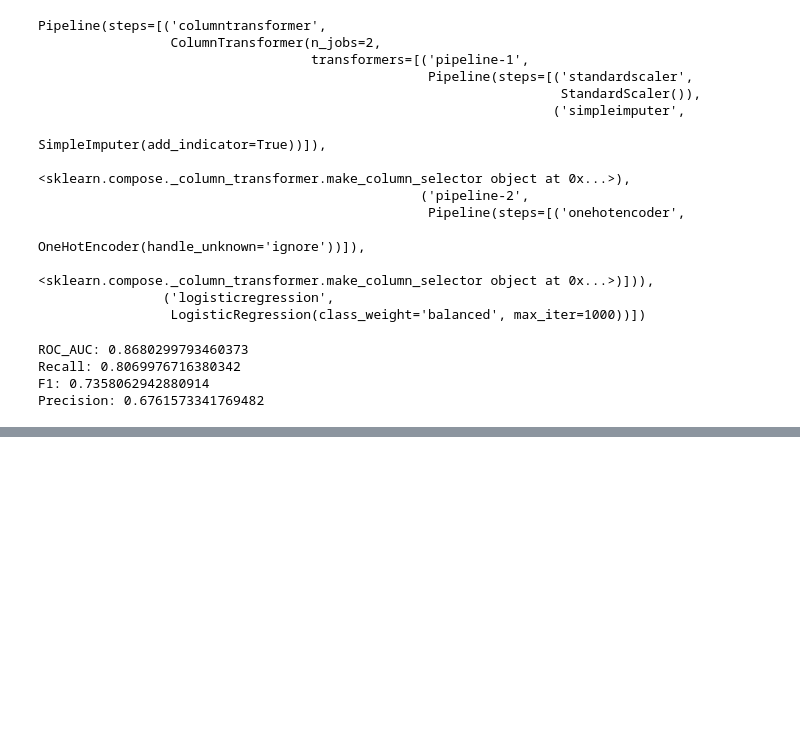
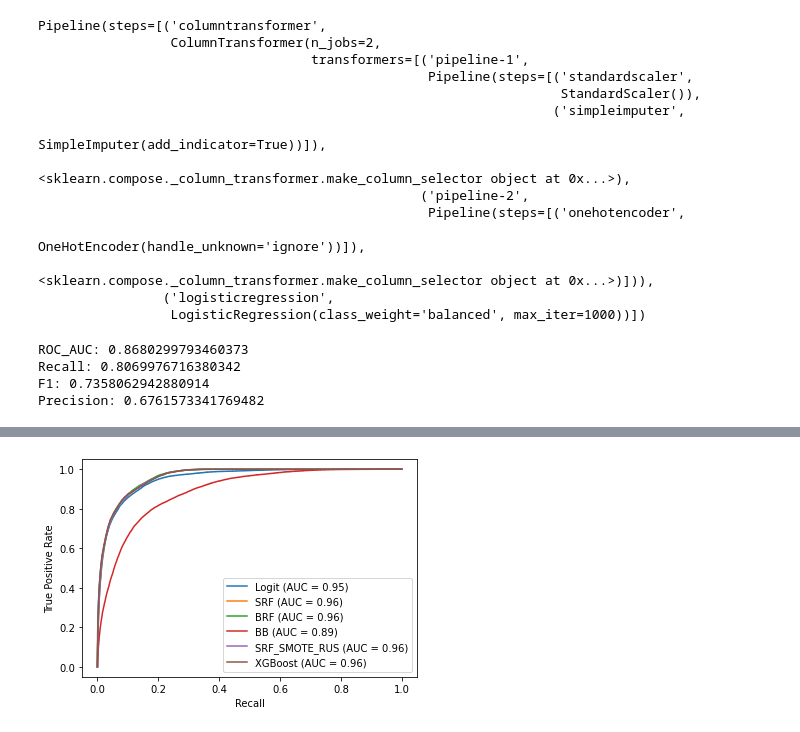
Before and after one commit to benediktstroebl/Traffic-Accident-Prediction-Berlin, a Jupyter notebook: codes/MODELS_main_predict.ipynb, the cells around one changed output, grey strips where cells are left out. Drawn from its saved outputs; the diff is of its cells as text; code cells hidden in the pictures; blank space fills up the shorter version.

```diff
--- a/codes/MODELS_main_predict.ipynb
+++ b/codes/MODELS_main_predict.ipynb
@@ -436,24 +495,34 @@ plt.savefig("prec_rec_curve.png", bbox_inches='tight')
 # %%
+RocCurveDisplay.from_estimator(
+    lr_clf, X_test, y_test, name="Logit", ax=plt.gca()
+)
+
 RocCurveDisplay.from_estimator(
     rf_clf, X_test, y_test, name="SRF", ax=plt.gca()
 )
 
 RocCurveDisplay.from_estimator(
     brf_clf, X_test, y_test, name="BRF", ax=plt.gca()
 )
 
 RocCurveDisplay.from_estimator(
+    bb_clf, X_test, y_test, name="BB", ax=plt.gca()
+)
+
+RocCurveDisplay.from_estimator(
     rf_sampling_clf, X_test, y_test, name="SRF_SMOTE_RUS", ax=plt.gca()
 )
 
-RocCurveDisplay.from_estimator(
-    bb_clf, X_test, y_test, name="SRF_SMOTE_RUS", ax=plt.gca()
-)
+#RocCurveDisplay.from_estimator(
+#    svc_clf, X_test, y_test, name="SVC_SMOTE_RUS", ax=plt.gca()
+#)
 
 RocCurveDisplay.from_estimator(
-    svc_clf, X_test, y_test, name="SVC_SMOTE_RUS", ax=plt.gca()
+    xgb_final, X_test, y_test, name="XGBoost", ax=plt.gca()
 )
 
 plt.xlabel("Recall")
 plt.ylabel("True Positive Rate")
 plt.savefig("roc_curve.png", bbox_inches='tight')
+# %% [output]
+[figure, added]
```
Also changed, not shown: parts of 12 cells of this notebook.
